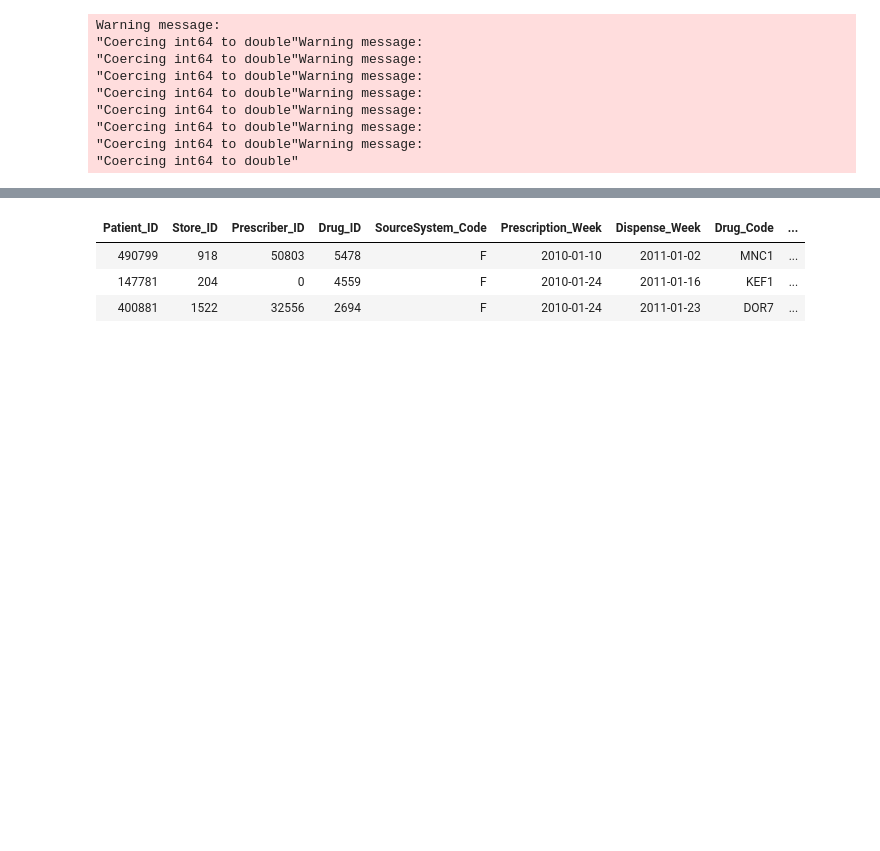
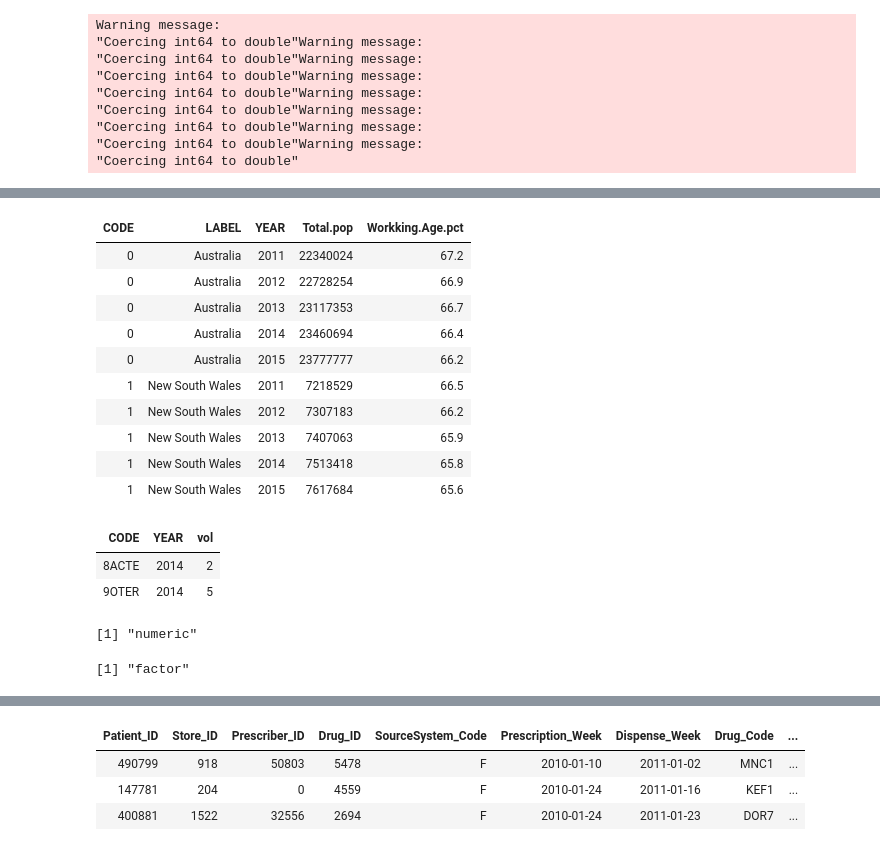
Before and after one commit to smstojanovic/iSel_MelbDatathon2017, a Jupyter notebook: steve/Antibiotic Strains by location.ipynb, the cells around one changed output, grey strips where cells are left out. Saved outputs shown, nothing was run; the diff lists cells and outputs as text; code cells hidden in the pictures; blank space fills up the shorter version.

```diff
--- a/steve/Antibiotic Strains by location.ipynb
+++ b/steve/Antibiotic Strains by location.ipynb
@@ -99,0 +103,28 @@ Information from URL : http://maps.googleapis.com/maps/api/geocode/json?address=
+# %%
+populations %>% head(10)
+# %% [output]
+| CODE | LABEL | YEAR | Total.pop | Workking.Age.pct |
+| 0 | Australia | 2011 | 22340024 | 67.2 |
+| 0 | Australia | 2012 | 22728254 | 66.9 |
+| 0 | Australia | 2013 | 23117353 | 66.7 |
+| 0 | Australia | 2014 | 23460694 | 66.4 |
+| 0 | Australia | 2015 | 23777777 | 66.2 |
+| 1 | New South Wales | 2011 | 7218529 | 66.5 |
+| 1 | New South Wales | 2012 | 7307183 | 66.2 |
+| 1 | New South Wales | 2013 | 7407063 | 65.9 |
+| 1 | New South Wales | 2014 | 7513418 | 65.8 |
+| 1 | New South Wales | 2015 | 7617684 | 65.6 |
+# %%
+populations %>% group_by(CODE,YEAR) %>%
+    summarise(vol = n()) %>%
+    filter(vol > 1) %>% head(10)
+# %% [output]
+| CODE | YEAR | vol |
+| 8ACTE | 2014 | 2 |
+| 9OTER | 2014 | 5 |
+# %%
+class(population_mapping$SA1_MAINCODE_2011)
+class(populations$CODE)
+# %% [output]
+[1] "numeric"
+[1] "factor"
```
Also changed, not shown: parts of 10 cells of this notebook, 1 other file.
